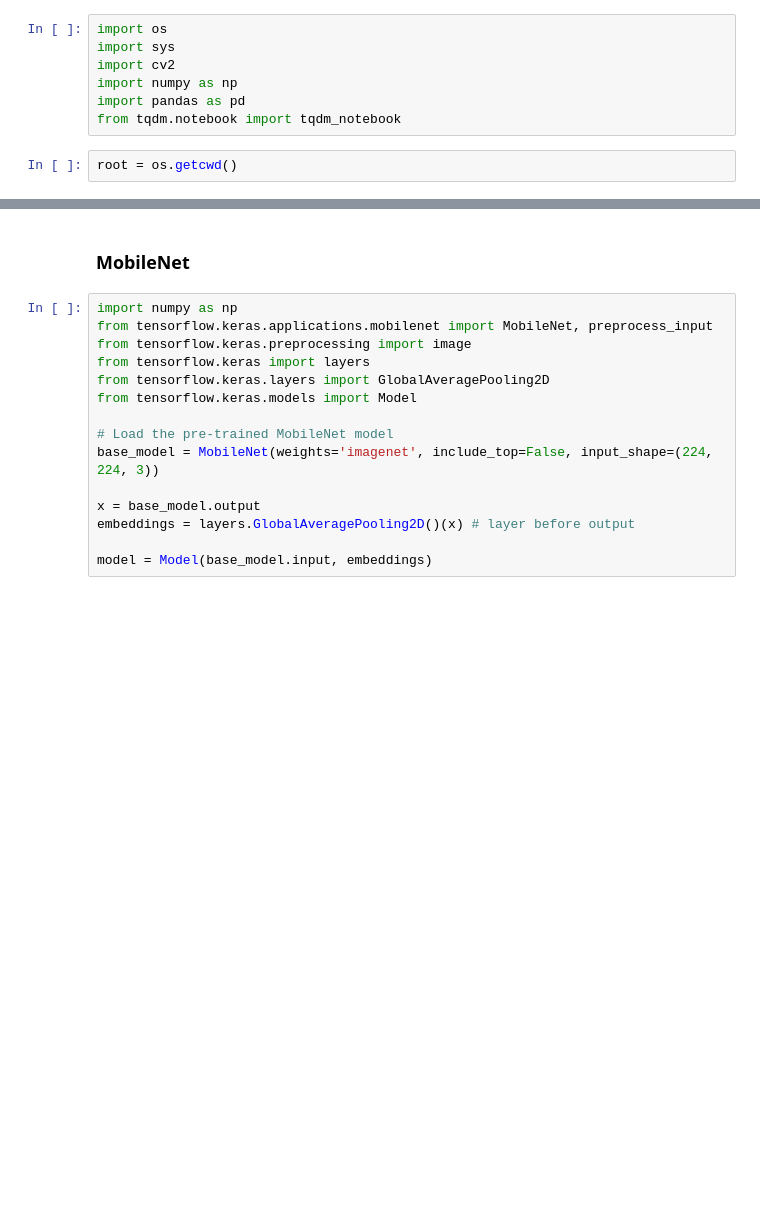
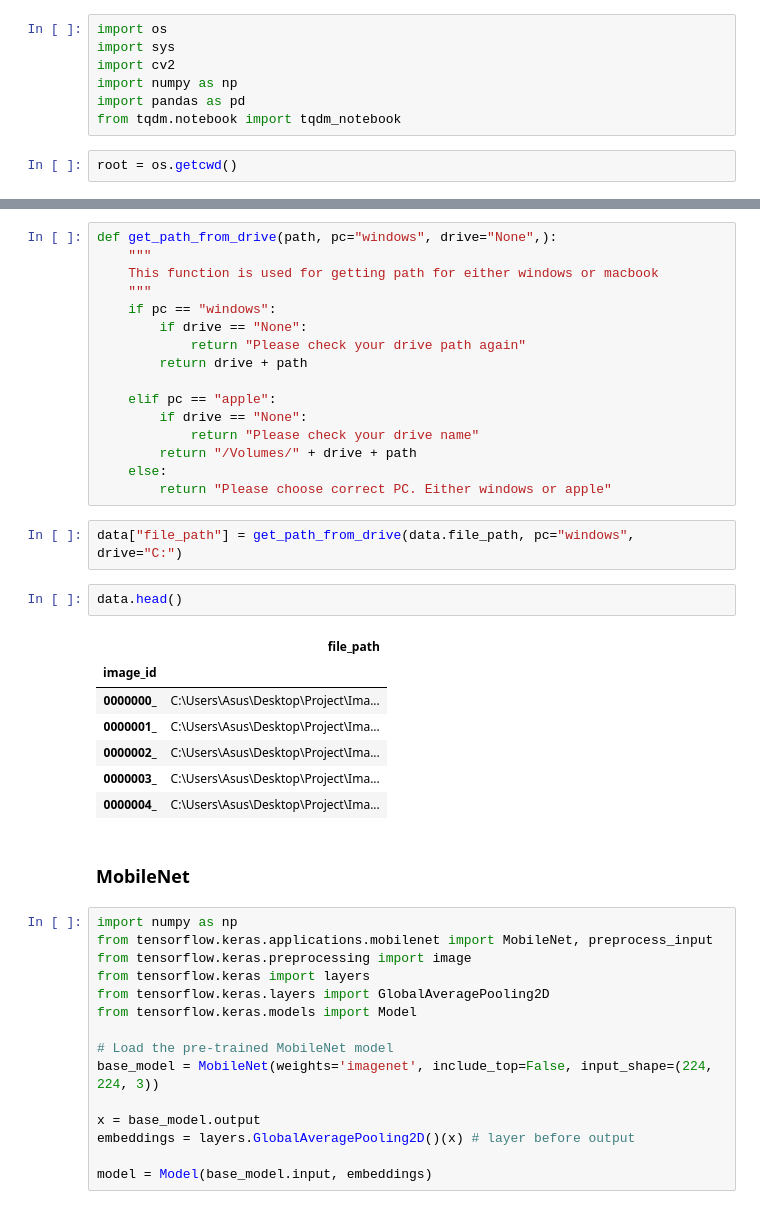
Before and after one commit to adhamarif/ImageRecommender, a Jupyter notebook: get_embeddings.ipynb, the cells around one changed output, grey strips where cells are left out. Saved outputs shown, nothing was run; the diff lists cells and outputs as text; blank space fills up the shorter version.

Commit message:
fix the path seeting for windows and mac

```diff
--- a/get_embeddings.ipynb
+++ b/get_embeddings.ipynb
@@ -25,3 +25,31 @@ len(data)
+# %%
+def get_path_from_drive(path, pc="windows", drive="None",):
+    """
+    This function is used for getting path for either windows or macbook
+    """
+    if pc == "windows":
+        if drive == "None":
+            return "Please check your drive path again"
+        return drive + path
+
+    elif pc == "apple":
+        if drive == "None":
+            return "Please check your drive name"
+        return "/Volumes/" + drive + path
+    else:
+        return "Please choose correct PC. Either windows or apple"
+# %%
+data["file_path"] = get_path_from_drive(data.file_path, pc="windows", drive="C:")
+# %%
+data.head()
+# %% [output]
+|  | file_path |
+| image_id |  |
+| 0000000_ | C:\Users\Asus\Desktop\Project\Ima... |
+| 0000001_ | C:\Users\Asus\Desktop\Project\Ima... |
+| 0000002_ | C:\Users\Asus\Desktop\Project\Ima... |
+| 0000003_ | C:\Users\Asus\Desktop\Project\Ima... |
+| 0000004_ | C:\Users\Asus\Desktop\Project\Ima... |
 # %% [markdown]
 ### MobileNet
 # %%
```
Also changed, not shown: parts of 5 cells of this notebook, 1 other file.
